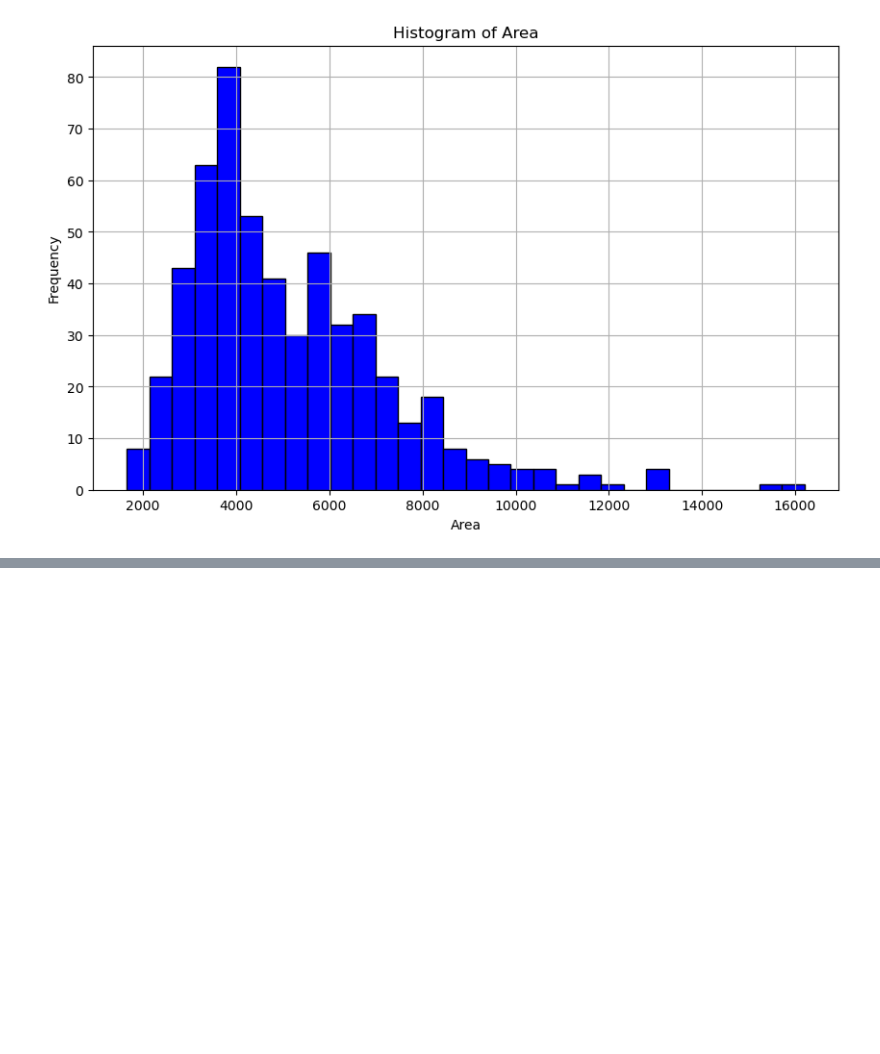
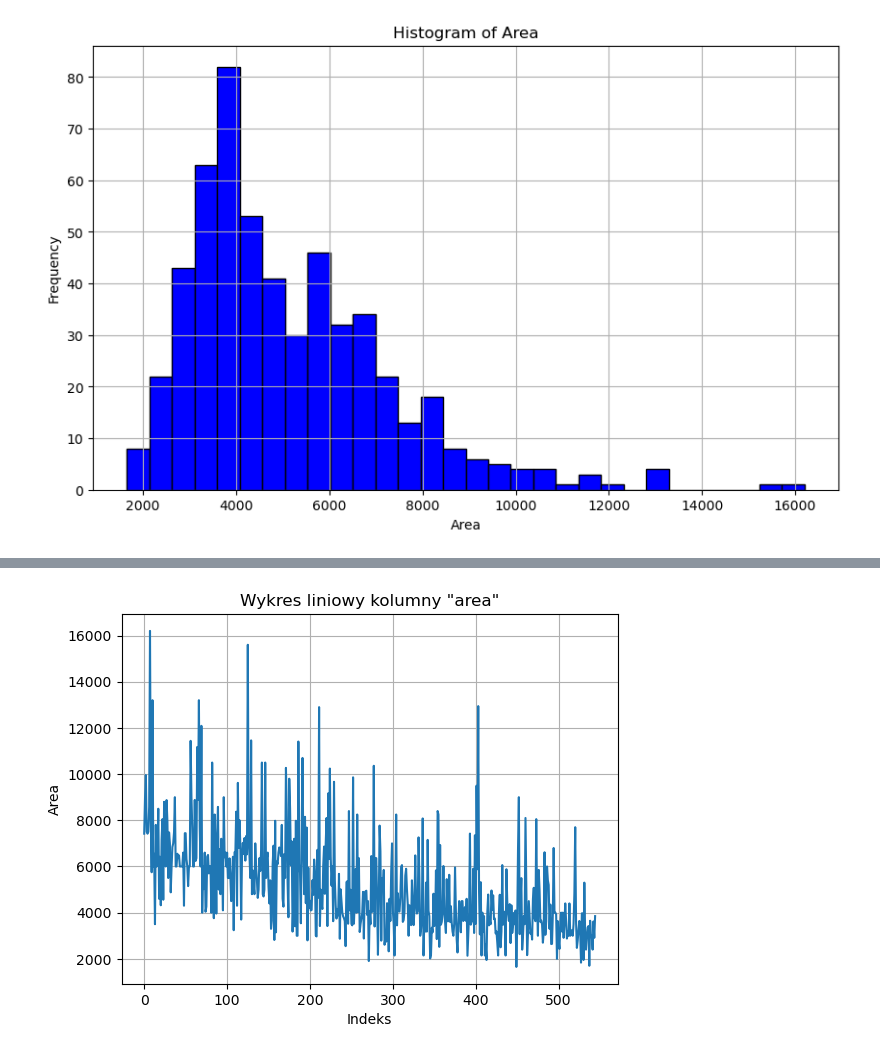
Before and after one commit to mrcoolinsky/ML-project---housing, a Jupyter notebook: projekt.ipynb, the cells around one changed output, grey strips where cells are left out. Cells and saved outputs as stored; diff of their text form; code cells hidden in the pictures; blank space fills up the shorter version.

```diff
--- a/projekt.ipynb
+++ b/projekt.ipynb
@@ -160,0 +222,9 @@ plt.show()
+# %%
+plt.plot(df['area'])
+plt.title('Wykres liniowy kolumny "area"')
+plt.xlabel('Indeks')
+plt.ylabel('Area')
+plt.grid(True)
+plt.show()
+# %% [output]
+[figure, added]
```
Also changed, not shown: parts of 10 cells of this notebook.
